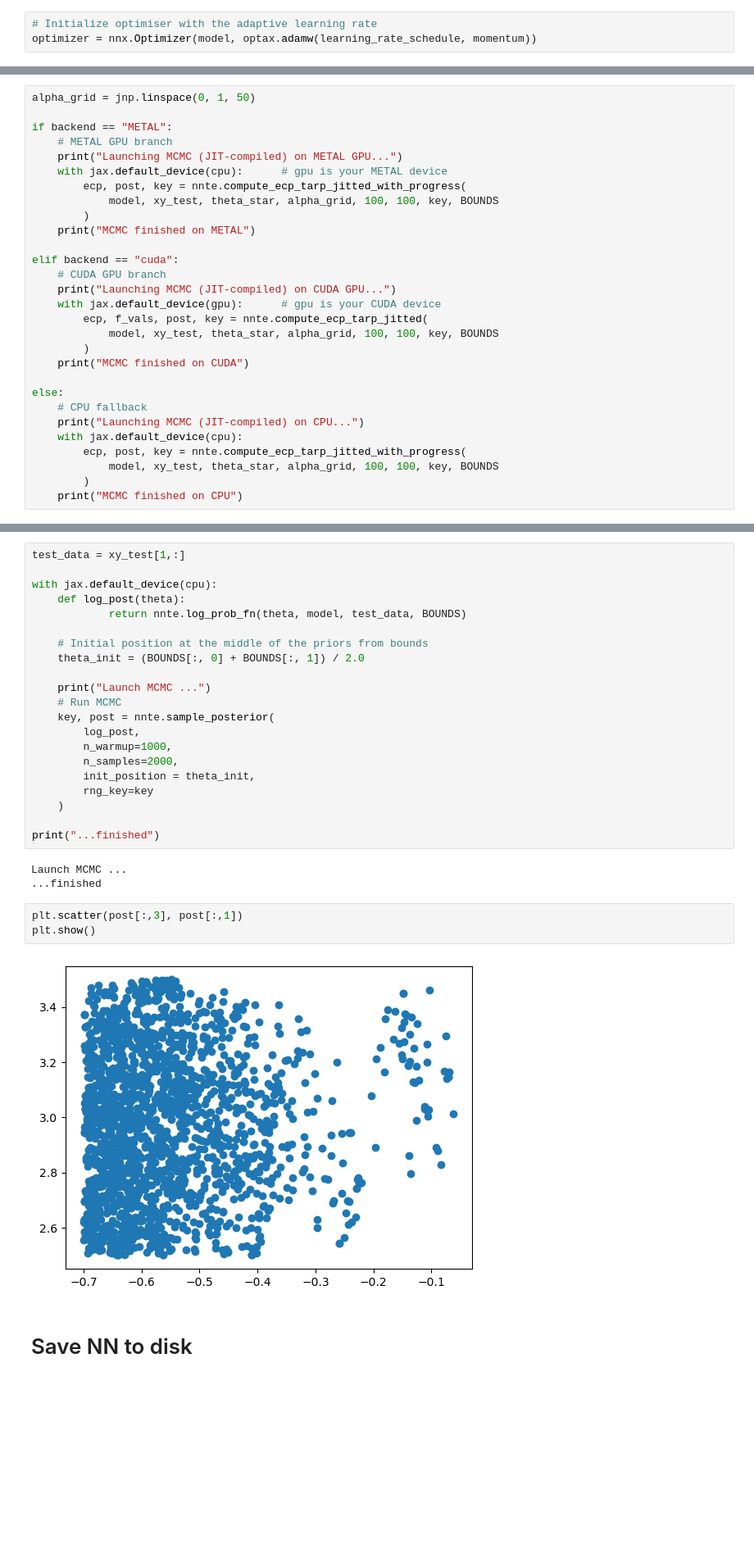
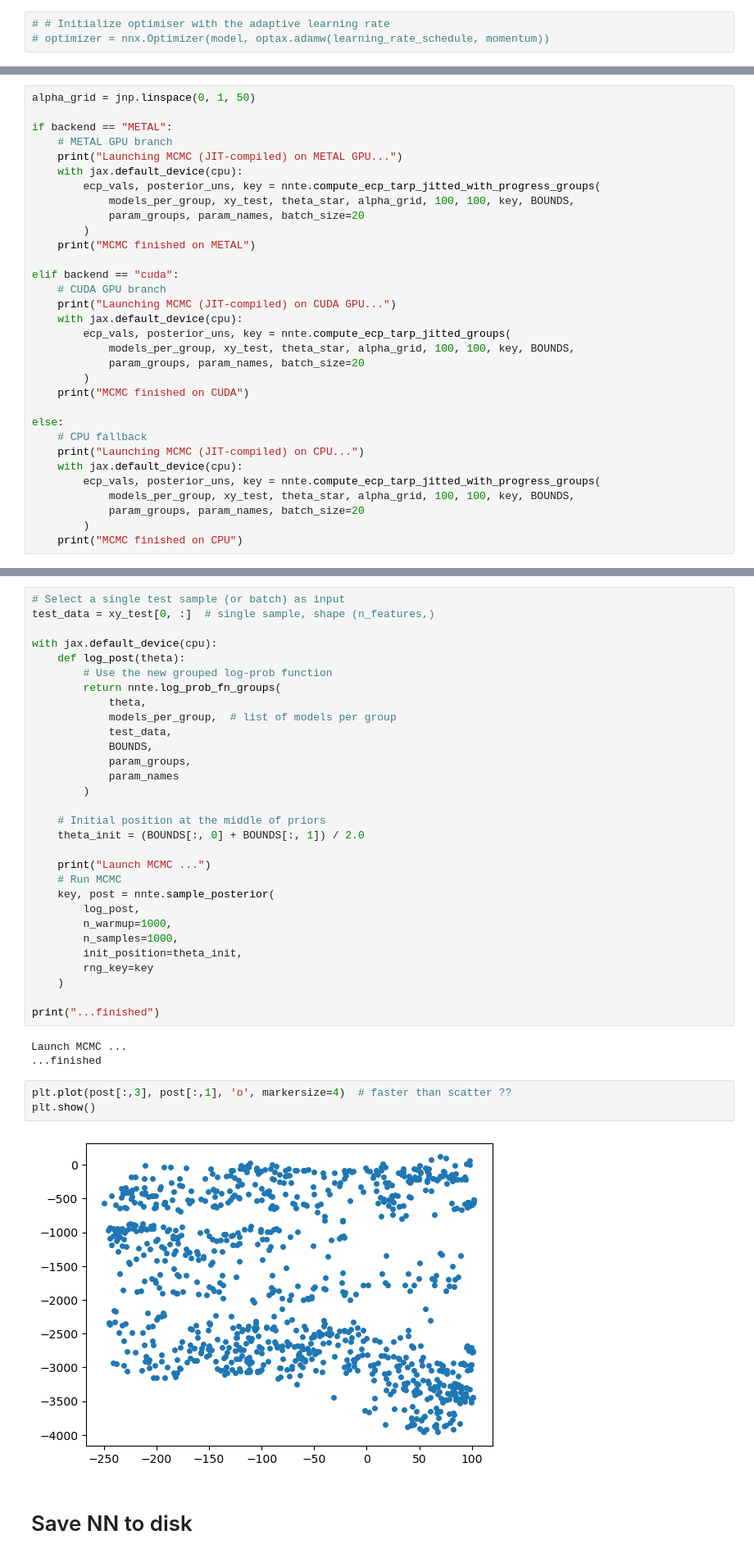
Before and after one commit to a-trigui/ximinf, a Jupyter notebook: notebooks/2_train_nn.ipynb, the cells around one changed output, grey strips where cells are left out. Shown at 82% size. Cells and saved outputs as stored; diff of their text form; blank space fills up the shorter version.

Commit message:
Adding an autoregressive architecture, to test on cc

```diff
--- a/notebooks/2_train_nn.ipynb
+++ b/notebooks/2_train_nn.ipynb
@@ -347,7 +405,7 @@ learning_rate_schedule = optax.exponential_decay(
 
 momentum = 0.9 # Necessary for the Adam optimiser
 # %%
-# Initialize optimiser with the adaptive learning rate
-optimizer = nnx.Optimizer(model, optax.adamw(learning_rate_schedule, momentum))
+# # Initialize optimiser with the adaptive learning rate
+# optimizer = nnx.Optimizer(model, optax.adamw(learning_rate_schedule, momentum))
 # %% [markdown]
 # Train NN
@@ -467,18 +565,20 @@ alpha_grid = jnp.linspace(0, 1, 50)
 if backend == "METAL":
     # METAL GPU branch
     print("Launching MCMC (JIT‐compiled) on METAL GPU...")
-    with jax.default_device(cpu):      # gpu is your METAL device
-        ecp, post, key = nnte.compute_ecp_tarp_jitted_with_progress(
-            model, xy_test, theta_star, alpha_grid, 100, 100, key, BOUNDS
+    with jax.default_device(cpu):
+        ecp_vals, posterior_uns, key = nnte.compute_ecp_tarp_jitted_with_progress_groups(
+            models_per_group, xy_test, theta_star, alpha_grid, 100, 100, key, BOUNDS,
+            param_groups, param_names, batch_size=20
         )
     print("MCMC finished on METAL")
 
 elif backend == "cuda":
     # CUDA GPU branch
     print("Launching MCMC (JIT‐compiled) on CUDA GPU...")
-    with jax.default_device(gpu):      # gpu is your CUDA device
-        ecp, f_vals, post, key = nnte.compute_ecp_tarp_jitted(
-            model, xy_test, theta_star, alpha_grid, 100, 100, key, BOUNDS
+    with jax.default_device(cpu):
+        ecp_vals, posterior_uns, key = nnte.compute_ecp_tarp_jitted_groups(
+            models_per_group, xy_test, theta_star, alpha_grid, 100, 100, key, BOUNDS,
+            param_groups, param_names, batch_size=20
         )
     print("MCMC finished on CUDA")
 
@@ -486,8 +586,9 @@ else:
     # CPU fallback
     print("Launching MCMC (JIT‐compiled) on CPU...")
     with jax.default_device(cpu):
-        ecp, post, key = nnte.compute_ecp_tarp_jitted_with_progress(
-            model, xy_test, theta_star, alpha_grid, 100, 100, key, BOUNDS
+        ecp_vals, posterior_uns, key = nnte.compute_ecp_tarp_jitted_with_progress_groups(
+            models_per_group, xy_test, theta_star, alpha_grid, 100, 100, key, BOUNDS,
+            param_groups, param_names, batch_size=20
         )
     print("MCMC finished on CPU")
 # %% [output]
@@ -525,11 +626,20 @@ print(theta_star[1,:])
 # %%
-test_data = xy_test[1,:]
+# Select a single test sample (or batch) as input
+test_data = xy_test[0, :]  # single sample, shape (n_features,)
 
 with jax.default_device(cpu):
     def log_post(theta):
-            return nnte.log_prob_fn(theta, model, test_data, BOUNDS)
+        # Use the new grouped log-prob function
+        return nnte.log_prob_fn_groups(
+            theta,
+            models_per_group,  # list of models per group
+            test_data,
+            BOUNDS,
+            param_groups,
+            param_names
+        )
 
-    # Initial position at the middle of the priors from bounds
+    # Initial position at the middle of priors
     theta_init = (BOUNDS[:, 0] + BOUNDS[:, 1]) / 2.0
 
     print("Launch MCMC ...")
@@ -537,8 +647,8 @@ with jax.default_device(cpu):
     key, post = nnte.sample_posterior(
         log_post,
         n_warmup=1000,
-        n_samples=2000,
-        init_position = theta_init,
+        n_samples=1000,
+        init_position=theta_init,
         rng_key=key
     )
 
@@ -547,10 +657,10 @@ print("...finished")
 Launch MCMC ...
 ...finished
 # %%
-plt.scatter(post[:,3], post[:,1])
+plt.plot(post[:,3], post[:,1], 'o', markersize=4)  # faster than scatter ??
 plt.show()
 # %% [output]
-[figure, old version]
+[figure, new version]
 # %% [markdown]
 # Save NN to disk
 # %%
```
Also changed, not shown: parts of 21 cells of this notebook, 3 other files.
